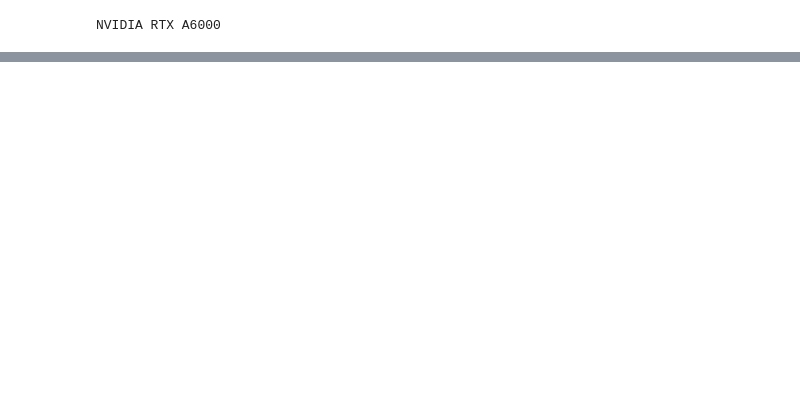
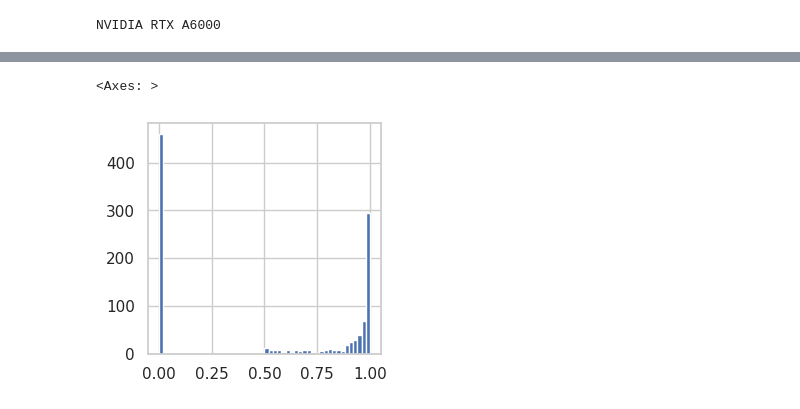
Before and after one commit to henrypapadatos/LLM-sycophancy, a Jupyter notebook: Evaluate_RT.ipynb, the cells around one changed output, grey strips where cells are left out. Drawn from its saved outputs; the diff is of its cells as text; code cells hidden in the pictures; blank space fills up the shorter version.

```diff
--- a/Evaluate_RT.ipynb
+++ b/Evaluate_RT.ipynb
@@ -144,0 +140,8 @@ for index, row in tqdm(df_val.iterrows()):
+# %%
+df_test['correct'] = np.nan
+filtration(df_test)
+#get the distribution of the certainty scores
+df_test['correct'].hist(bins=50, figsize=(3,3))
+# %% [output]
+<Axes: >
+[figure, added]
```
Also changed, not shown: parts of 14 cells of this notebook, 27 other files.
